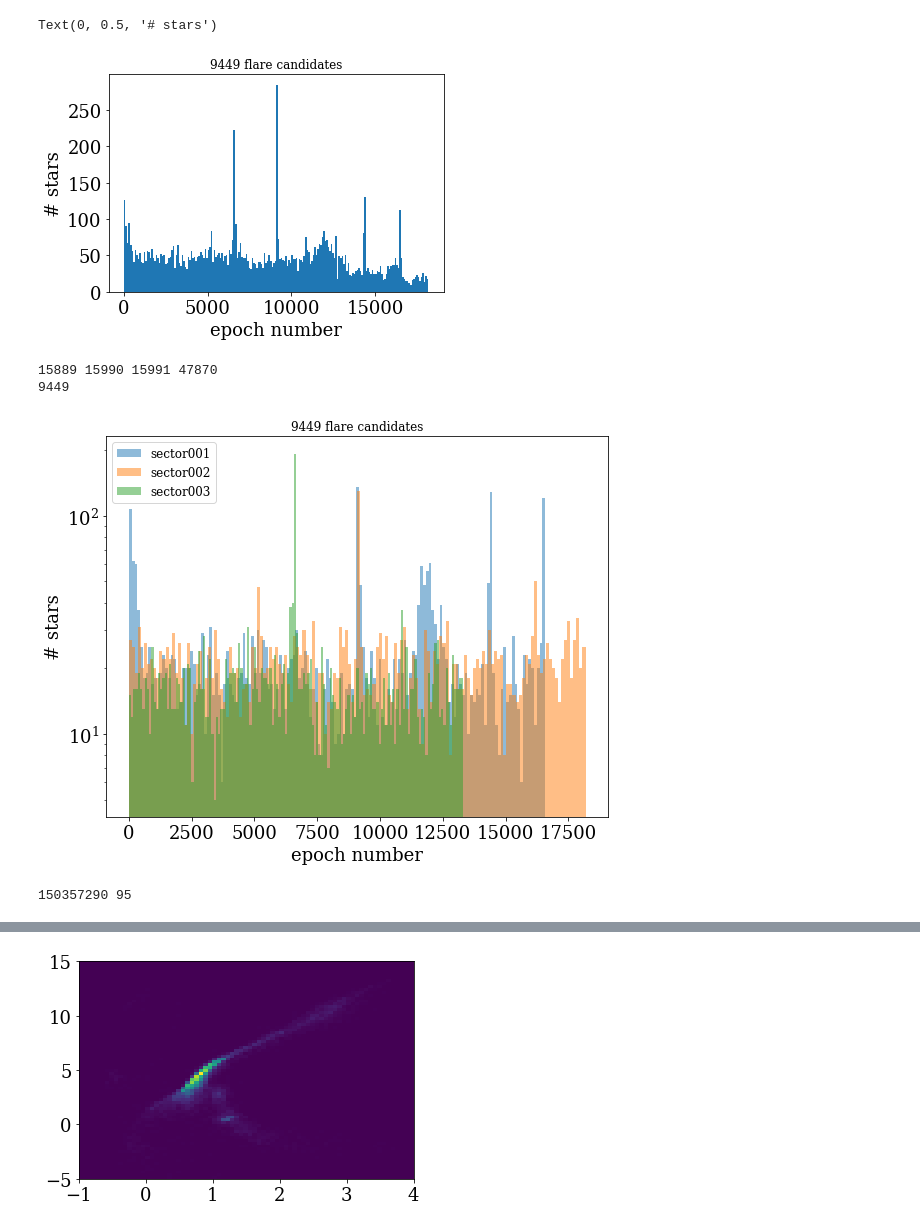
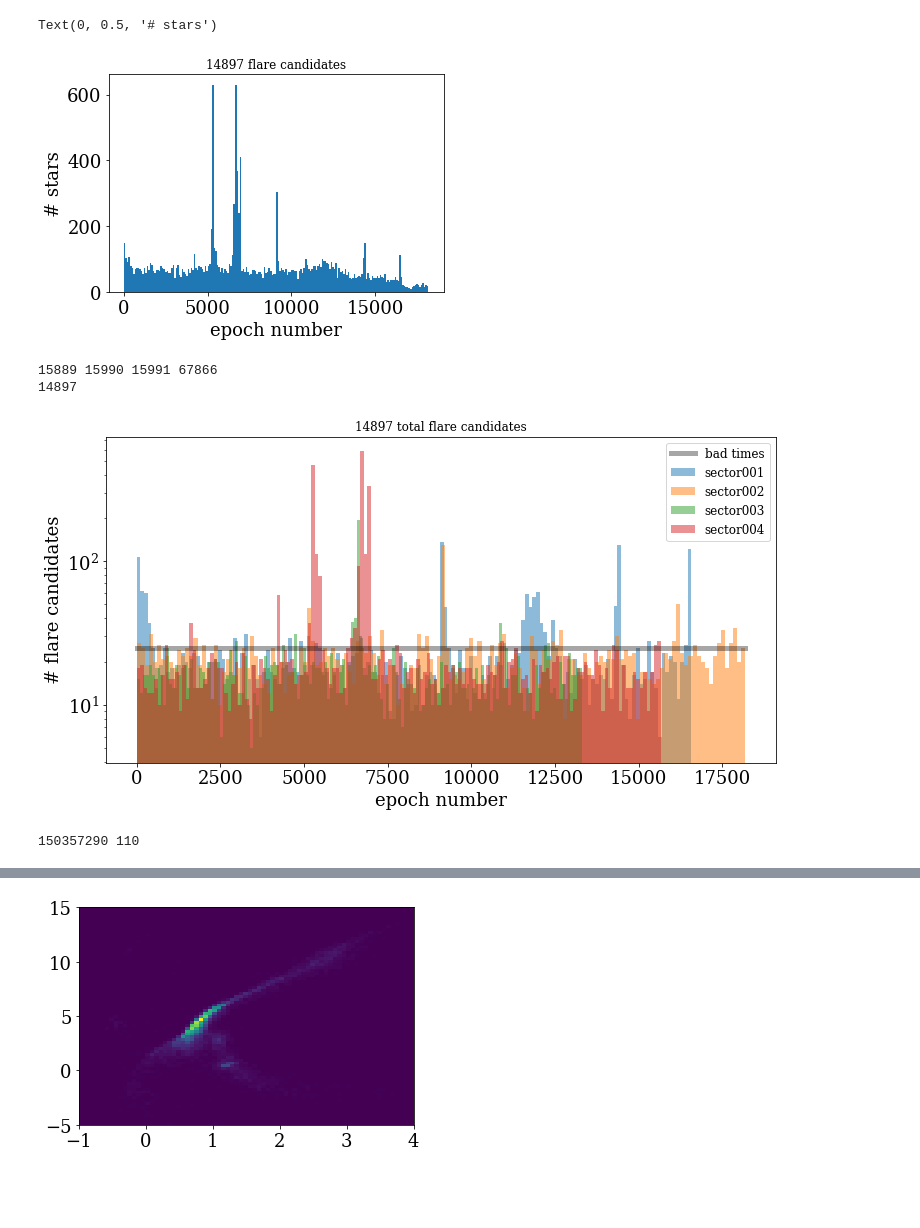
Before and after one commit to jradavenport/helloTESS, a Jupyter notebook: quick_search.ipynb, the cells around one changed output, grey strips where cells are left out. Saved outputs shown, nothing was run; the diff lists cells and outputs as text; code cells hidden in the pictures; blank space fills up the shorter version.

Commit message:
run again for Sector 3 and 4

```diff
--- a/quick_search.ipynb
+++ b/quick_search.ipynb
@@ -26,14 +26,14 @@ import exoplanet as xo
 # tess_dir = '/data/epyc/data/tess/'
 tess_dir = '/Users/james/Desktop/tess/'
 
-sectors = ['sector001', 'sector002', 'sector003']
+sectors = ['sector001', 'sector002', 'sector003', 'sector004']
 
 # just in case glob wants to re-order things, be sure grab them in Sector order
 sect1 = glob(tess_dir + sectors[0] + '/*.fits', recursive=True)
 sect2 = glob(tess_dir + sectors[1] + '/*.fits', recursive=True)
 sect3 = glob(tess_dir + sectors[2] + '/*.fits', recursive=True)
+sect4 = glob(tess_dir + sectors[3] + '/*.fits', recursive=True)
 
-
-files = sect1 + sect2 + sect3
-print(len(sect1), len(sect2), len(sect3), len(files))
+files = sect1 + sect2 + sect3 + sect4
+print(len(sect1), len(sect2), len(sect3), len(sect4), len(files))
 # %% [output]
@@ -44,0 +41,14 @@ k
+# %%
+df1 = pd.read_csv(tess_dir + 'gaiatess1_xmatch_1arsec-result.csv')
+df2 = pd.read_csv(tess_dir + 'gaiatess2_xmatch_1arsec-result.csv')
+df3 = pd.read_csv(tess_dir + 'gaiatess3_xmatch_1arsec-result.csv')
+df4 = pd.read_csv(tess_dir + 'gaiatess4_xmatch_1arsec-result.csv')
+
+df = pd.concat([df1, df2, df3, df4], ignore_index=True, sort=False)
+
+plt.figure(figsize=(9,8))
+_ = plt.hist2d(df['ra'], df['dec'], bins=(200,200), cmap=plt.cm.magma_r)
+_ = plt.hist2d(df['ra']-360, df['dec'], bins=(200,200), cmap=plt.cm.magma_r)
+plt.xlim(-180,180)
+plt.xlabel('RA [deg]')
+plt.ylabel('Dec [deg]')
@@ -167,35 +212,40 @@ plt.xlabel('epoch number')
 plt.ylabel('# stars')
 # %% [output]
 Text(0, 0.5, '# stars')
-[figure, old version]
+[figure, new version]
 # %%
 print(len(sect1), len(sect2), len(sect3), len(files))
 
 print(len(FL_id))
 # %% [output]
-15889 15990 15991 47870
-9449
+15889 15990 15991 67866
+14897
 # %%
-plt.figure(figsize=(9,7))
+plt.figure(figsize=(12,6))
+
 s1 = np.where((FL_id < len(sect1)))[0]
 s2 = np.where((FL_id > len(sect1)) &
               (FL_id < len(sect1) + len(sect2)))[0]
-s3 = np.where((FL_id > len(sect1) + len(sect2)))[0]
+s3 = np.where((FL_id > len(sect1) + len(sect2)) &
+              (FL_id < len(sect1) + len(sect2) + len(sect3)))[0]
+s4 = np.where((FL_id > len(sect1) + len(sect2) + len(sect4)))[0]
 
 
-_ = plt.hist((FL_t0[s1]+FL_t1[s1])/2.,bins=150, alpha=0.5, label='sector001')
-_ = plt.hist((FL_t0[s2]+FL_t1[s2])/2.,bins=150, alpha=0.5, label='sector002')
-_ = plt.hist((FL_t0[s3]+FL_t1[s3])/2.,bins=150, alpha=0.5, label='sector003')
+_ = plt.hist((FL_t0[s1]+FL_t1[s1])/2., bins=150, alpha=0.5, label='sector001')
+_ = plt.hist((FL_t0[s2]+FL_t1[s2])/2., bins=150, alpha=0.5, label='sector002')
+_ = plt.hist((FL_t0[s3]+FL_t1[s3])/2., bins=150, alpha=0.5, label='sector003')
+_ = plt.hist((FL_t0[s4]+FL_t1[s4])/2., bins=150, alpha=0.5, label='sector004')
 
+plt.plot([0, max(FL_t1)], [25,25], lw=5, alpha=0.35, c='k', label='bad times')
 
-plt.title(str(np.size(FL_t0))+' flare candidates',fontsize=12)
+plt.title(str(np.size(FL_t0))+' total flare candidates',fontsize=12)
 plt.xlabel('epoch number')
-plt.ylabel('# stars')
+plt.ylabel('# flare candidates')
 plt.legend(fontsize=12)
 plt.yscale('log')
 plt.savefig('flare_hist.jpeg', dpi=150, bbox_inches='tight', pad_inches=0.25)
 # %% [output]
-[figure, old version]
+[figure, new version]
 # %%
 ALL_TIC = pd.Series(files).str.split('-', expand=True).iloc[:,-3].astype('int')
 # %%
@@ -216,7 +266,7 @@ uTIC, NTIC = np.unique(flare_out['TIC'].values, return_counts=True)
 imax = np.argmax(NTIC)
 print(uTIC[imax], NTIC[imax])
 # %% [output]
-150357290 95
+150357290 110
 # %%
 # kk = np.where((ALL_TIC == uTIC[imax]))[0]
 
```
Also changed, not shown: parts of 23 cells of this notebook.
